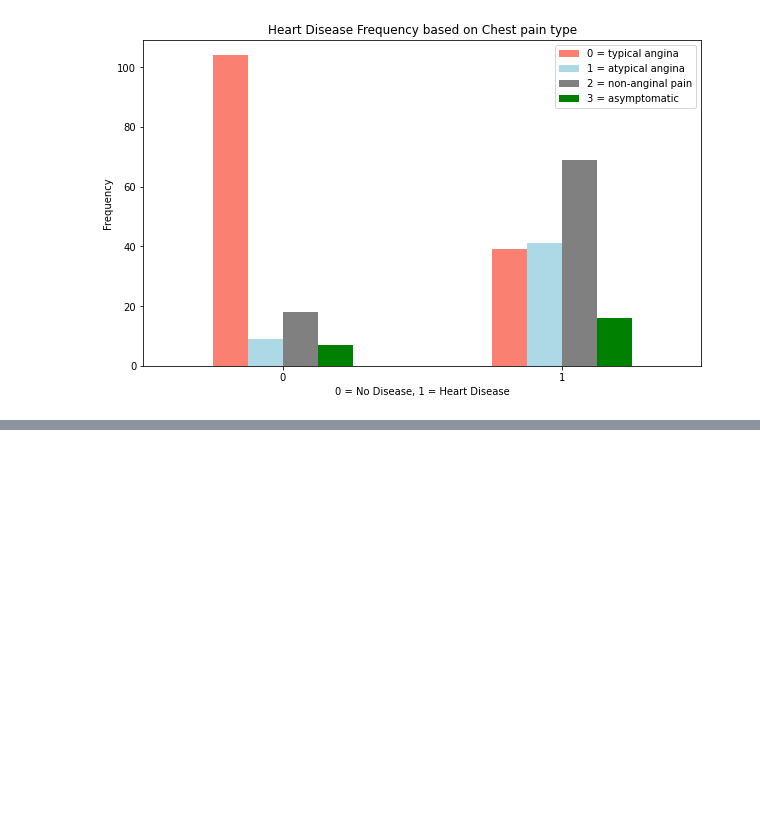
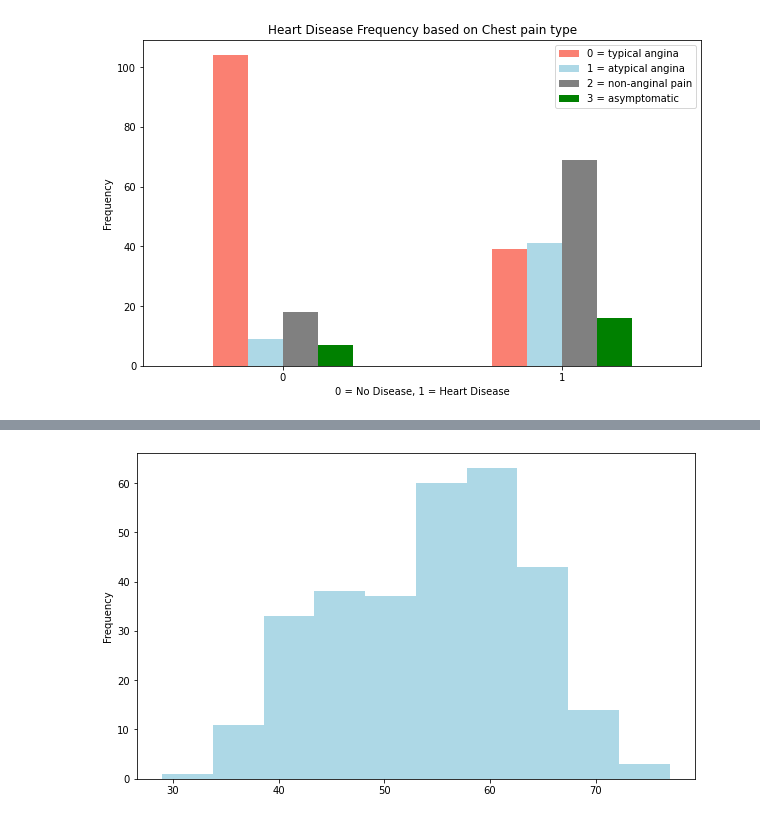
Before and after one commit to Melchizedeke/Heart-Disease-Classification-using-machine-Learning, a Jupyter notebook: codes.ipynb, the cells around one changed output, grey strips where cells are left out. Cells and saved outputs as stored; diff of their text form; code cells hidden in the pictures; blank space fills up the shorter version.

```diff
--- a/codes.ipynb
+++ b/codes.ipynb
@@ -216,0 +266,6 @@ plt.xticks(rotation=0);
+# %%
+# Checking the distribution or the spread of the age
+plt.figure(figsize=(10,6))
+df['age'].plot(kind='hist', color='lightblue');
+# %% [output]
+[figure, added]
```
Also changed, not shown: parts of 3 cells of this notebook.
